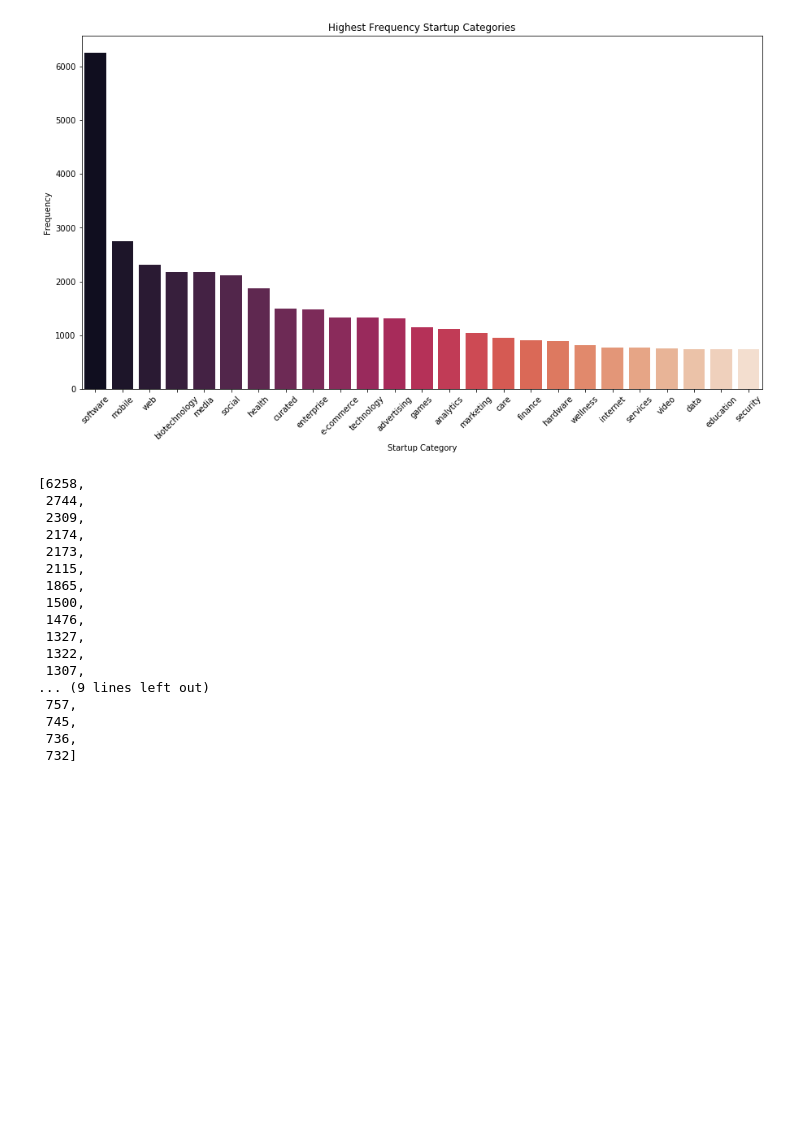
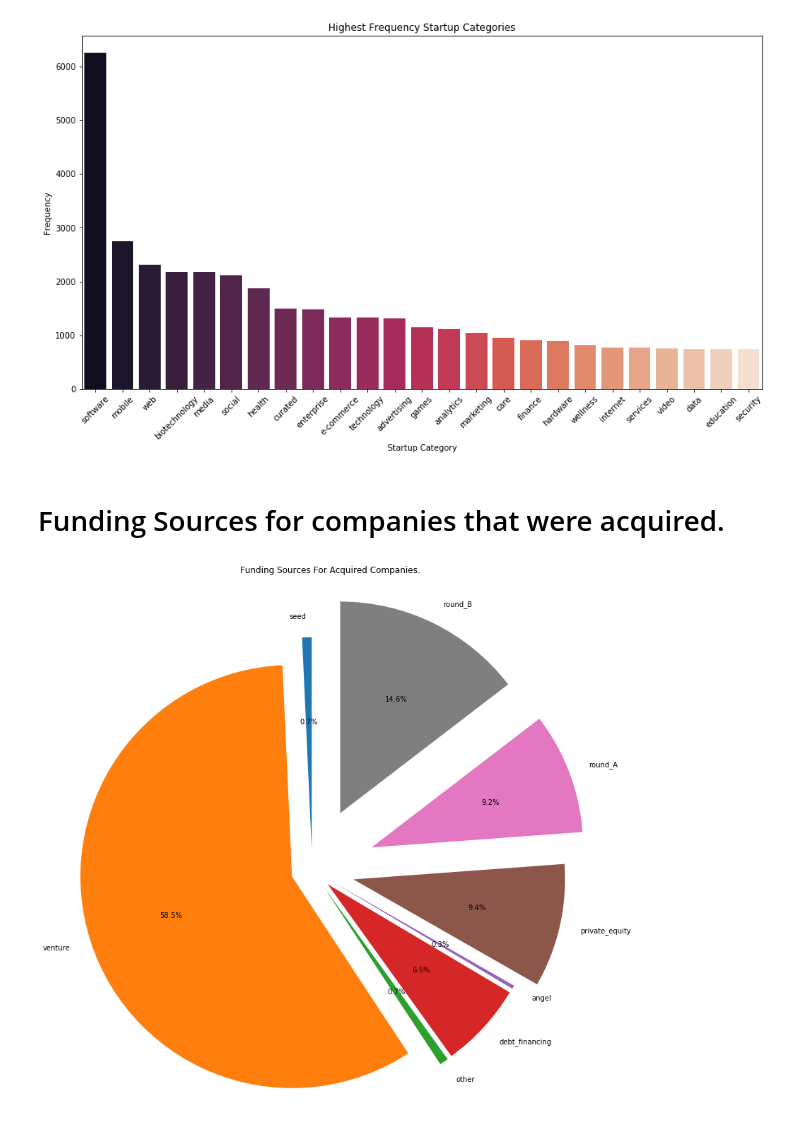
Before and after one commit to brenfrrs/startup_classification, a Jupyter notebook: archive/master_eda_notebook.ipynb, the cells around one changed output. Saved outputs shown, nothing was run; the diff lists cells and outputs as text; code cells hidden in the pictures; blank space fills up the shorter version.

```diff
--- a/archive/master_eda_notebook.ipynb
+++ b/archive/master_eda_notebook.ipynb
@@ -80,23 +80,36 @@ plt.xticks(rotation=45)
 plt.show()
 # %% [output]
 [figure]
-# %%
-y_frequencies
-# %% [output]
-[6258,
- 2744,
- 2309,
- 2174,
- 2173,
- 2115,
- 1865,
- 1500,
- 1476,
- 1327,
- 1322,
- 1307,
-... (9 lines left out)
- 757,
- 745,
- 736,
- 732]
+# %% [markdown]
+# Funding Sources for companies that were acquired.
+# %%
+acquired = data.loc[data['target'] == 1]
+# %%
+fund_types = ['seed', 'venture', 'other', 'debt_financing', 'angel', 'private_equity', 'round_A','round_B']
+
+
+seed_total = acquired.seed.sum()
+venture_total = acquired.venture.sum()
+equity_total = acquired.equity_crowdfunding.sum()
+undis = acquired.undisclosed.sum()
+convertable = acquired.convertible_note.sum()
+debt_financing = acquired.debt_financing.sum()
+angel = acquired.angel.sum()
+grant = acquired.grant.sum()
+pe = acquired.private_equity.sum()
+round_a = acquired.round_A.sum()
+round_b = acquired.round_B.sum()
+
+size = [seed_total, venture_total, convertable+equity_total+grant+undis, debt_financing, angel, pe, round_a, round_b]
+# %%
+
+explode = (.1, .1, .1,.1,.1,.2,.3,.3)
+
+fig1, ax1 = plt.subplots(figsize=(14,14))
+ax1.pie(size, labels=fund_types, autopct='%1.1f%%',
+        shadow=False, startangle=90, explode=explode)
+ax1.axis('equal')
+plt.title('Funding Sources For Acquired Companies.', fontsize=12)
+plt.show()
+# %% [output]
+[figure, added]
```
Also changed, not shown: parts of 2 cells of this notebook.
